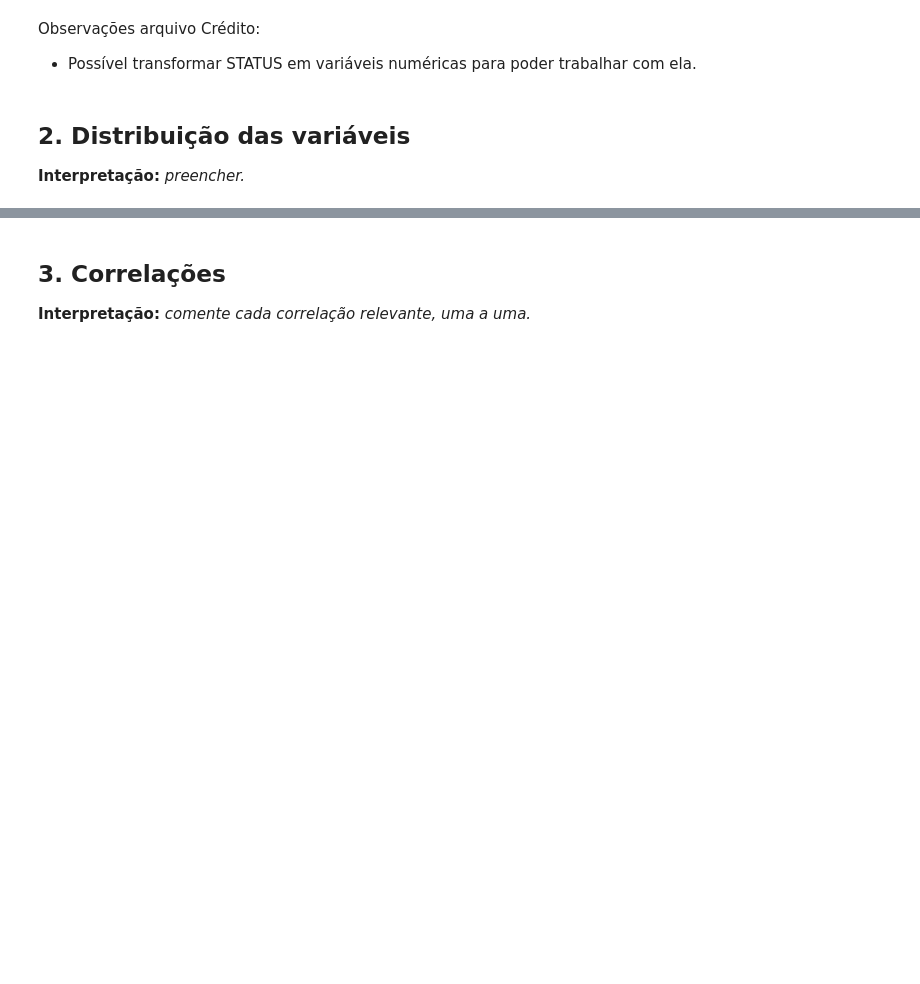
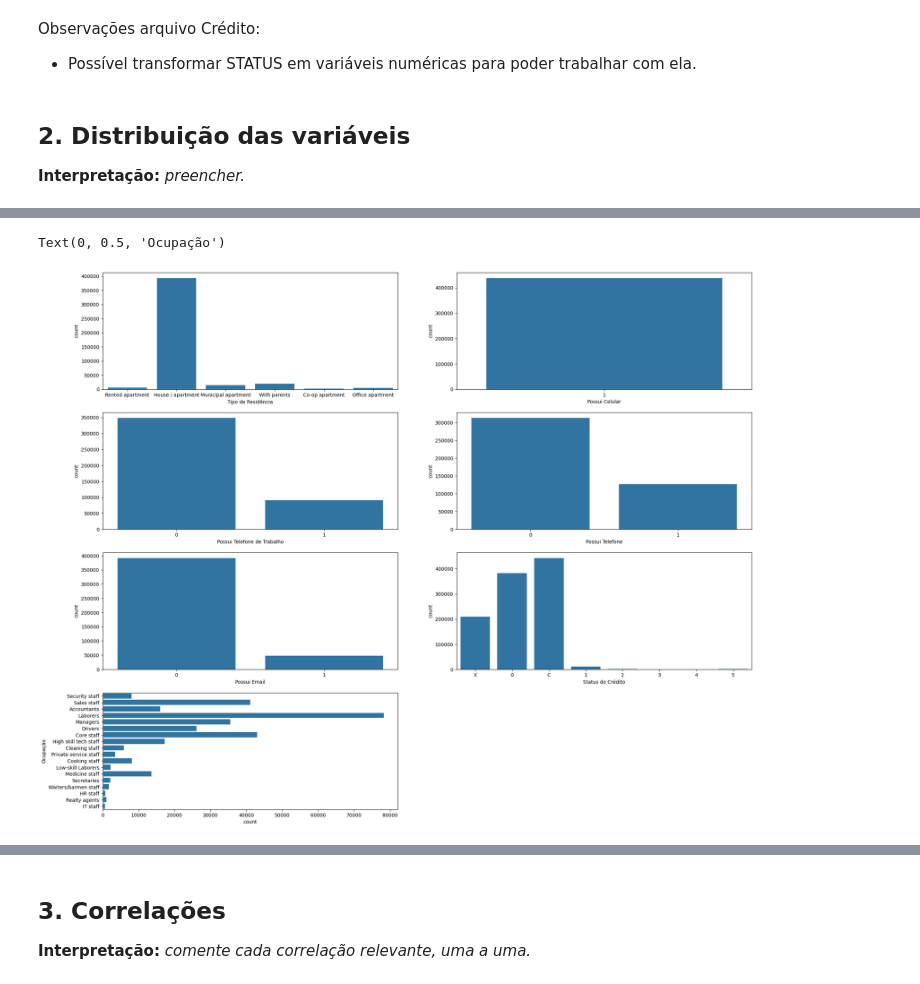
Before and after one commit to camilavbr/Tech_Challenge_Fase2_rm377839, a Jupyter notebook: notebooks/01_eda.ipynb, the cells around one changed output, grey strips where cells are left out. Drawn from its saved outputs; the diff is of its cells as text; code cells hidden in the pictures; blank space fills up the shorter version.

```diff
--- a/notebooks/01_eda.ipynb
+++ b/notebooks/01_eda.ipynb
@@ -178,0 +213,40 @@ Observações arquivo Crédito:
+# %%
+plt.figure(figsize=(24,20))
+
+plt.subplot(4,2,1)
+fig = sns.countplot(data=df_perfil, x='NAME_HOUSING_TYPE')
+fig.set_title("")
+fig.set_xlabel("Tipo de Residência")
+
+plt.subplot(4,2,2)
+fig = sns.countplot(data=df_perfil, x='FLAG_MOBIL')
+fig.set_title("")
+fig.set_xlabel("Possui Celular")
+
+plt.subplot(4,2,3)
+fig = sns.countplot(data=df_perfil, x='FLAG_WORK_PHONE')
+fig.set_title("")
+fig.set_xlabel("Possui Telefone de Trabalho")
+
+plt.subplot(4,2,4)
+fig = sns.countplot(data=df_perfil, x='FLAG_PHONE')
+fig.set_title("")
+fig.set_xlabel("Possui Telefone")
+
+plt.subplot(4,2,5)
+fig = sns.countplot(data=df_perfil, x='FLAG_EMAIL')
+fig.set_title("")
+fig.set_xlabel("Possui Email")
+
+plt.subplot(4,2,6)
+fig = sns.countplot(data=df_credito, x='STATUS')
+fig.set_title("")
+fig.set_xlabel("Status do Crédito")
+
+plt.subplot(4,2,7)
+fig = sns.countplot(data=df_perfil, y='OCCUPATION_TYPE')
+fig.set_title("")
+fig.set_ylabel("Ocupação")
+# %% [output]
+Text(0, 0.5, 'Ocupação')
+[figure, added]
```
Also changed, not shown: parts of 14 cells of this notebook.
